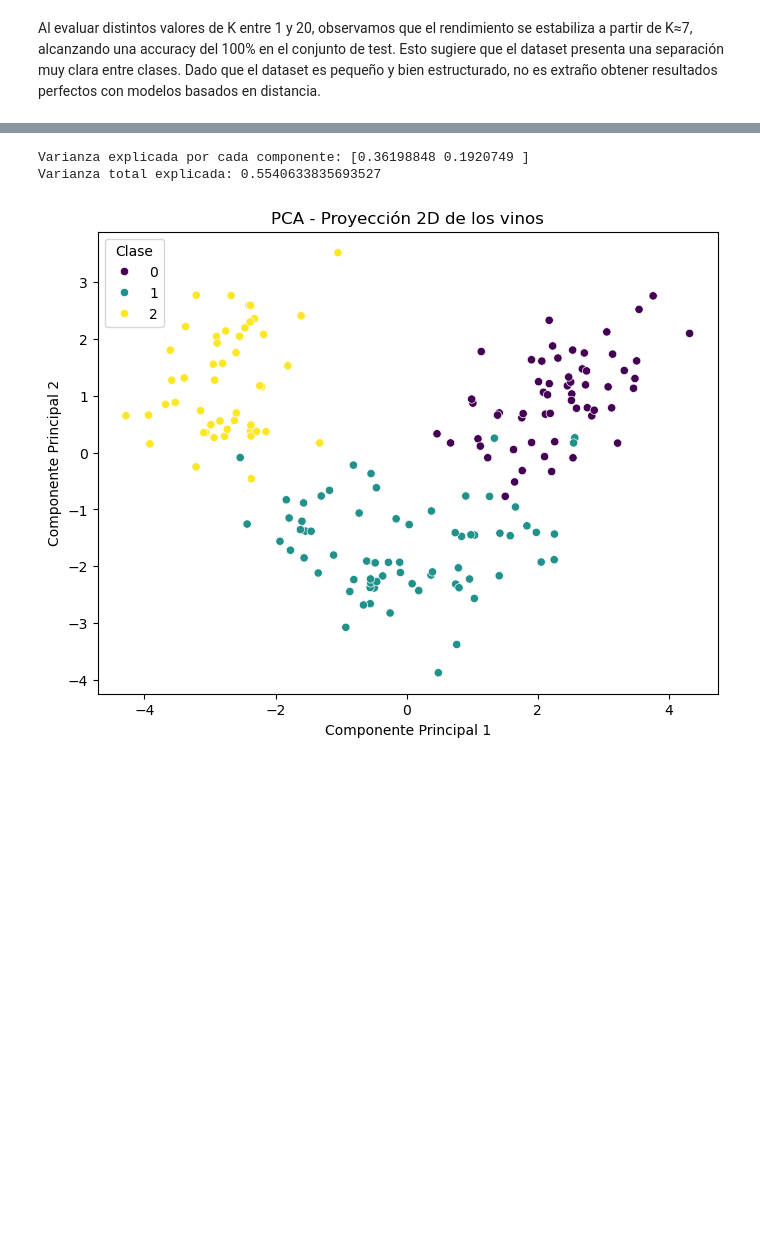
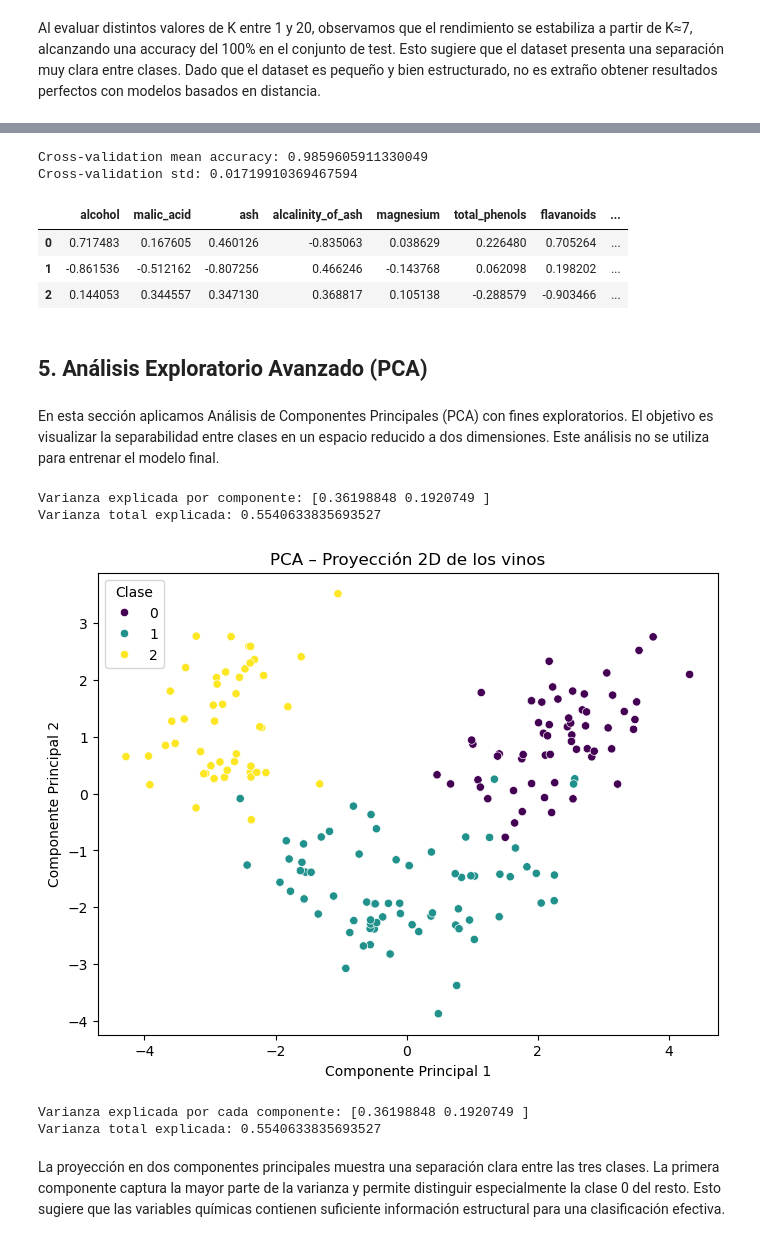
Before and after one commit to LautaroDA2205/Wine-ML, a Jupyter notebook: notebooks/01_Wine_ML.ipynb, the cells around one changed output, grey strips where cells are left out. Cells and saved outputs as stored; diff of their text form; code cells hidden in the pictures; blank space fills up the shorter version.

```diff
--- a/notebooks/01_Wine_ML.ipynb
+++ b/notebooks/01_Wine_ML.ipynb
@@ -230,18 +346,60 @@ NameError: name 'X_scaled' is not defined
+# %%
+cv_scores = cross_val_score(logistic_final, X_train, y_train, cv=5)
+
+print("Cross-validation mean accuracy:", cv_scores.mean())
+print("Cross-validation std:", cv_scores.std())
+# %% [output]
+Cross-validation mean accuracy: 0.9859605911330049
+Cross-validation std: 0.01719910369467594
+# %%
+coef_df = pd.DataFrame(
+    logistic_final.coef_,
+    columns=X.columns
+)
+
+coef_df
+# %% [output]
+|  | alcohol | malic_acid | ash | alcalinity_of_ash | magnesium | total_phenols | flavanoids | ... |
+| 0 | 0.717483 | 0.167605 | 0.460126 | -0.835063 | 0.038629 | 0.226480 | 0.705264 | ... |
+| 1 | -0.861536 | -0.512162 | -0.807256 | 0.466246 | -0.143768 | 0.062098 | 0.198202 | ... |
+| 2 | 0.144053 | 0.344557 | 0.347130 | 0.368817 | 0.105138 | -0.288579 | -0.903466 | ... |
+# %% [markdown]
+## 5. Análisis Exploratorio Avanzado (PCA)
+# %% [markdown]
+En esta sección aplicamos Análisis de Componentes Principales (PCA) con fines exploratorios.
+El objetivo es visualizar la separabilidad entre clases en un espacio reducido a dos dimensiones.
+Este análisis no se utiliza para entrenar el modelo final.
+# %%
+scaler_full = StandardScaler()
+X_scaled_full = scaler_full.fit_transform(X)
+
+pca = PCA(n_components=2)
+X_pca = pca.fit_transform(X_scaled_full)
+
+print("Varianza explicada por componente:", pca.explained_variance_ratio_)
+print("Varianza total explicada:", sum(pca.explained_variance_ratio_))
+# %% [output]
+Varianza explicada por componente: [0.36198848 0.1920749 ]
+Varianza total explicada: 0.5540633835693527
+# %%
+plt.figure(figsize=(8,6))
+sns.scatterplot(
+    x=X_pca[:,0],
+    y=X_pca[:,1],
+    hue=y,
+    palette="viridis"
+)
+
+plt.title("PCA – Proyección 2D de los vinos")
+plt.xlabel("Componente Principal 1")
+plt.ylabel("Componente Principal 2")
+plt.legend(title="Clase")
+plt.show()
+# %% [output]
+[figure, added]
 # %%
 print("Varianza explicada por cada componente:", pca.explained_variance_ratio_)
 print("Varianza total explicada:", sum(pca.explained_variance_ratio_))
 # %% [output]
 Varianza explicada por cada componente: [0.36198848 0.1920749 ]
 Varianza total explicada: 0.5540633835693527
-# %%
-
-plt.figure(figsize=(8,6))
-sns.scatterplot(x=X_pca[:,0], y=X_pca[:,1], hue=y, palette="viridis")
-
-plt.title("PCA - Proyección 2D de los vinos")
-plt.xlabel("Componente Principal 1")
-plt.ylabel("Componente Principal 2")
-plt.legend(title="Clase")
-plt.show()
-# %% [output]
-[figure, removed]
@@ -252,0 +406,4 @@ X_train, X_test, y_train, y_test = train_test_split(
+# %% [markdown]
+La proyección en dos componentes principales muestra una separación clara entre las tres clases.
+La primera componente captura la mayor parte de la varianza y permite distinguir especialmente la clase 0 del resto.
+Esto sugiere que las variables químicas contienen suficiente información estructural para una clasificación efectiva.
```
Also changed, not shown: parts of 24 cells of this notebook.
